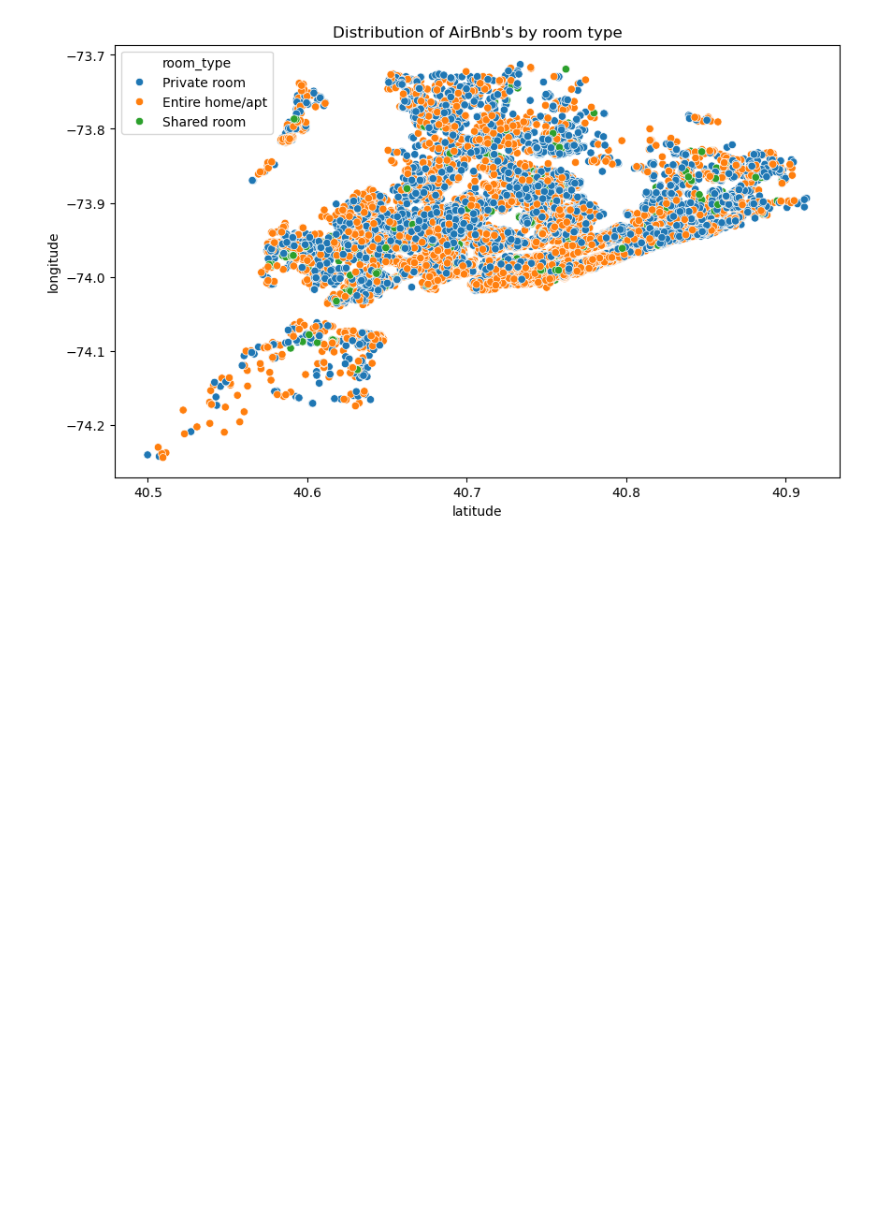
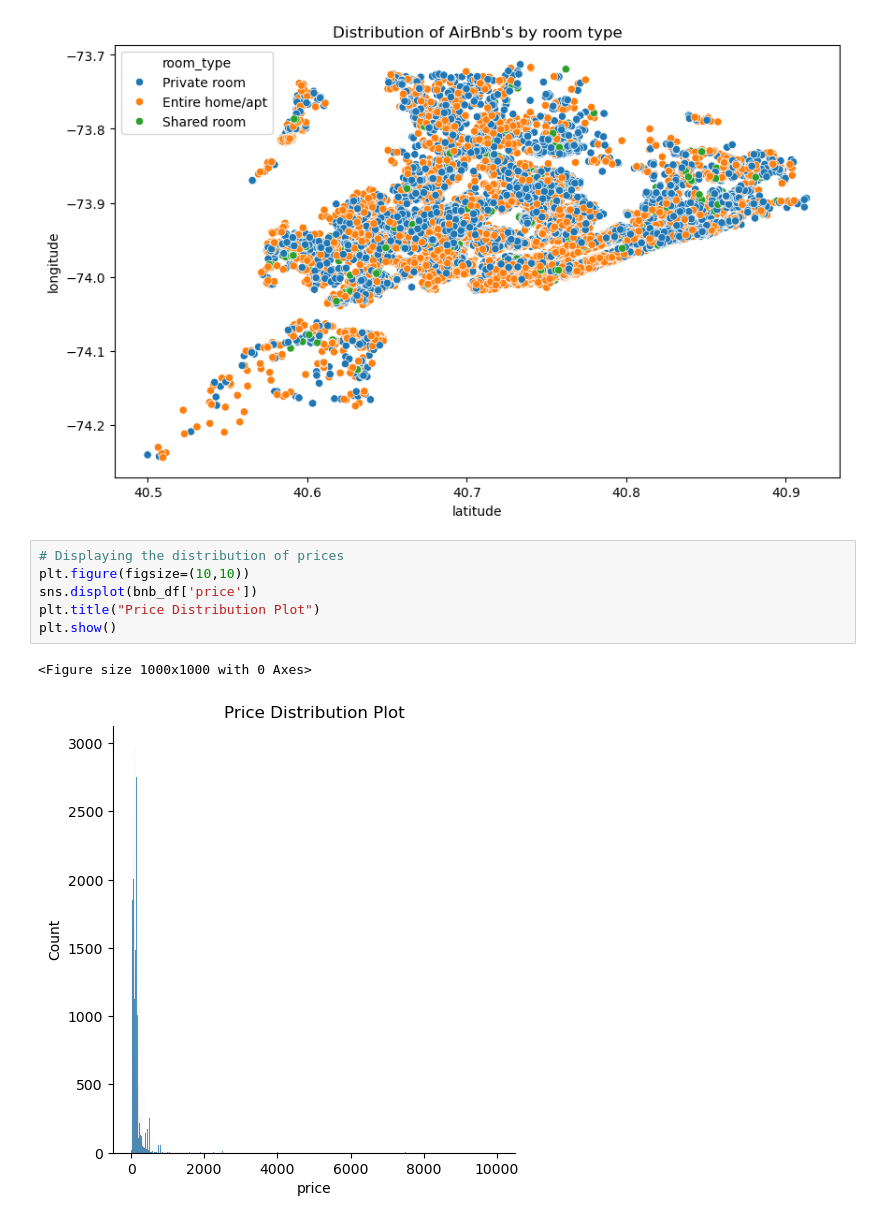
Before and after one commit to mrndolo/nyc-airbnb-data-analysis, a Jupyter notebook: nyc-airbnb-data-analysis.ipynb, the cells around one changed output. Drawn from its saved outputs; the diff is of its cells as text; blank space fills up the shorter version.

Commit message:
price distributions

```diff
--- a/nyc-airbnb-data-analysis.ipynb
+++ b/nyc-airbnb-data-analysis.ipynb
@@ -258,3 +258,12 @@ plt.title("Distribution of AirBnb's by room type")
 plt.show()
 # %% [output]
 [figure]
+# %%
+# Displaying the distribution of prices
+plt.figure(figsize=(10,10))
+sns.displot(bnb_df['price'])
+plt.title("Price Distribution Plot")
+plt.show()
+# %% [output]
+<Figure size 1000x1000 with 0 Axes>
+[figure, added]
```
Also changed, not shown: parts of 1 cell of this notebook.
